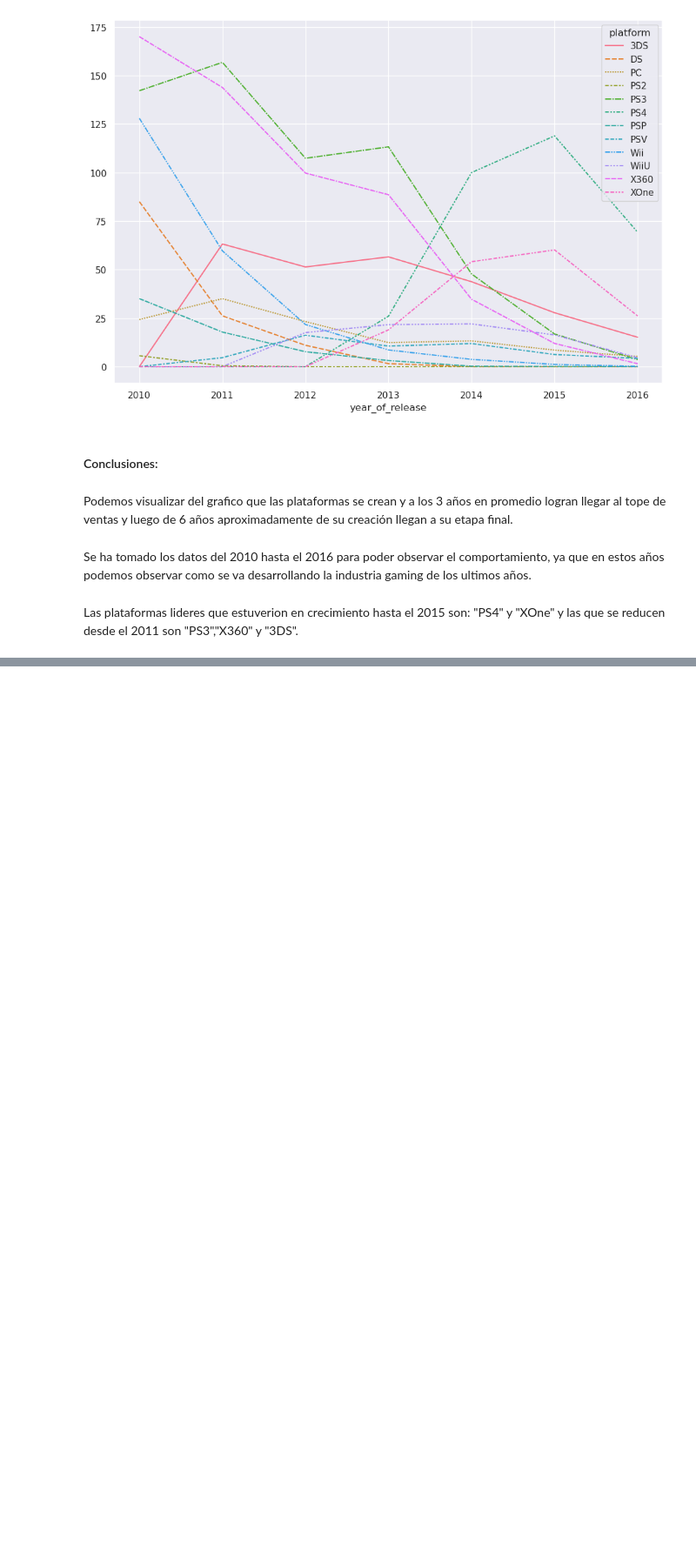
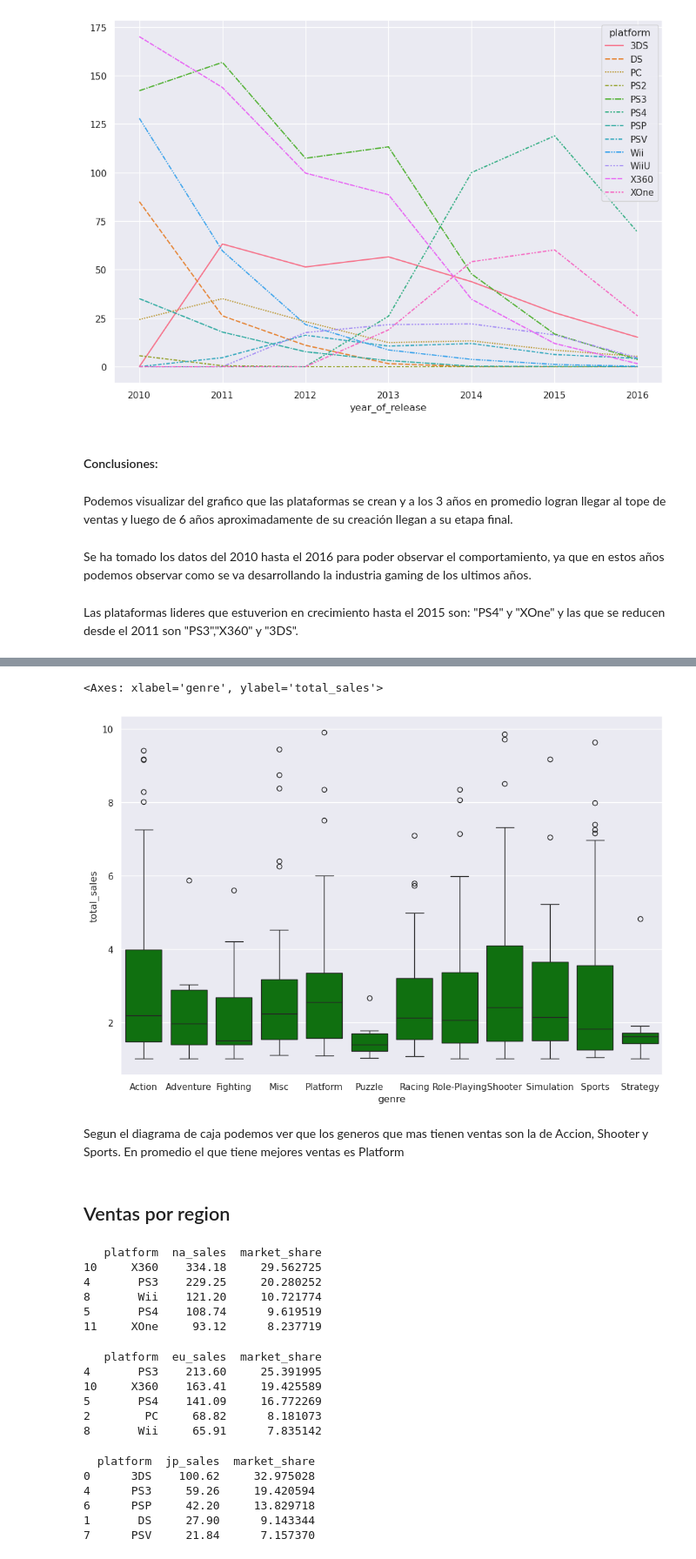
Before and after one commit to ManuelMorales-26/Analitics_game, a Jupyter notebook: games.ipynb, the cells around one changed output, grey strips where cells are left out. Shown at 87% size. Saved outputs shown, nothing was run; the diff lists cells and outputs as text; code cells hidden in the pictures; blank space fills up the shorter version.

```diff
--- a/games.ipynb
+++ b/games.ipynb
@@ -300,0 +352,5 @@ Las plataformas lideres que estuverion en crecimiento hasta el 2015 son: "PS4" y
+# %%
+ventas_genero = data_12.groupby(["genre","name"])["total_sales"].sum().reset_index()
+ventas_genero.query("1 < total_sales < 10", inplace=True)
+ventas_genero.query("genre != 'genero_desconocido'", inplace=True)
+print(ventas_genero)
@@ -300,0 +372,45 @@ Las plataformas lideres que estuverion en crecimiento hasta el 2015 son: "PS4" y
+# %%
+sns.boxplot(x="genre",y="total_sales",data=ventas_genero,color="green")
+# %% [output]
+<Axes: xlabel='genre', ylabel='total_sales'>
+[figure, added]
+# %% [markdown]
+Segun el diagrama de caja podemos ver que los generos que mas tienen ventas son la de Accion, Shooter y Sports. En promedio el que tiene mejores ventas es Platform
+# %% [markdown]
+## Ventas por region
+# %%
+#Para la ventas en na
+sales_region_na_sales = data_12.groupby("platform")["na_sales"].sum().reset_index().sort_values(by="na_sales", ascending=False)
+sales_region_na_sales["market_share"] = sales_region_na_sales["na_sales"]*100/sales_region_na_sales.sum()["na_sales"]
+print(sales_region_na_sales.head())
+# %% [output]
+   platform  na_sales  market_share
+10     X360    334.18     29.562725
+4       PS3    229.25     20.280252
+8       Wii    121.20     10.721774
+5       PS4    108.74      9.619519
+11     XOne     93.12      8.237719
+# %%
+#Para la ventas en eu_sales
+sales_region_eu_sales = data_12.groupby("platform")["eu_sales"].sum().reset_index().sort_values(by="eu_sales", ascending=False)
+sales_region_eu_sales["market_share"] = sales_region_eu_sales["eu_sales"]*100/sales_region_eu_sales.sum()["eu_sales"]
+print(sales_region_eu_sales.head())
+# %% [output]
+   platform  eu_sales  market_share
+4       PS3    213.60     25.391995
+10     X360    163.41     19.425589
+5       PS4    141.09     16.772269
+2        PC     68.82      8.181073
+8       Wii     65.91      7.835142
+# %%
+#Para la ventas en jp_sales
+sales_region_jp_sales= data_12.groupby("platform")["jp_sales"].sum().reset_index().sort_values(by="jp_sales", ascending=False)
+sales_region_jp_sales["market_share"] = sales_region_jp_sales["jp_sales"]*100/sales_region_jp_sales.sum()["jp_sales"]
+print(sales_region_jp_sales.head())
+# %% [output]
+  platform  jp_sales  market_share
+0      3DS    100.62     32.975028
+4      PS3     59.26     19.420594
+6      PSP     42.20     13.829718
+1       DS     27.90      9.143344
+7      PSV     21.84      7.157370
```
Also changed, not shown: parts of 21 cells of this notebook.
